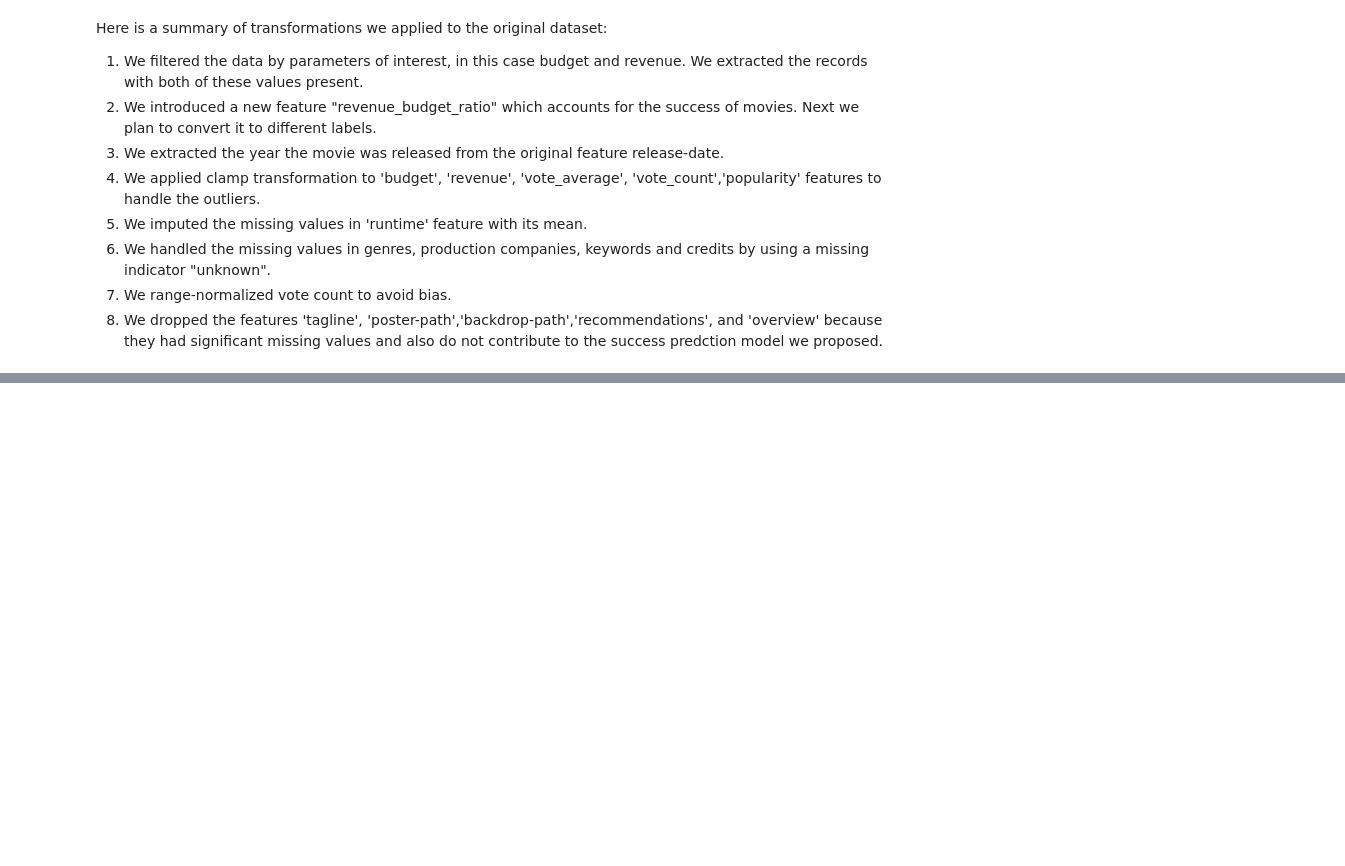
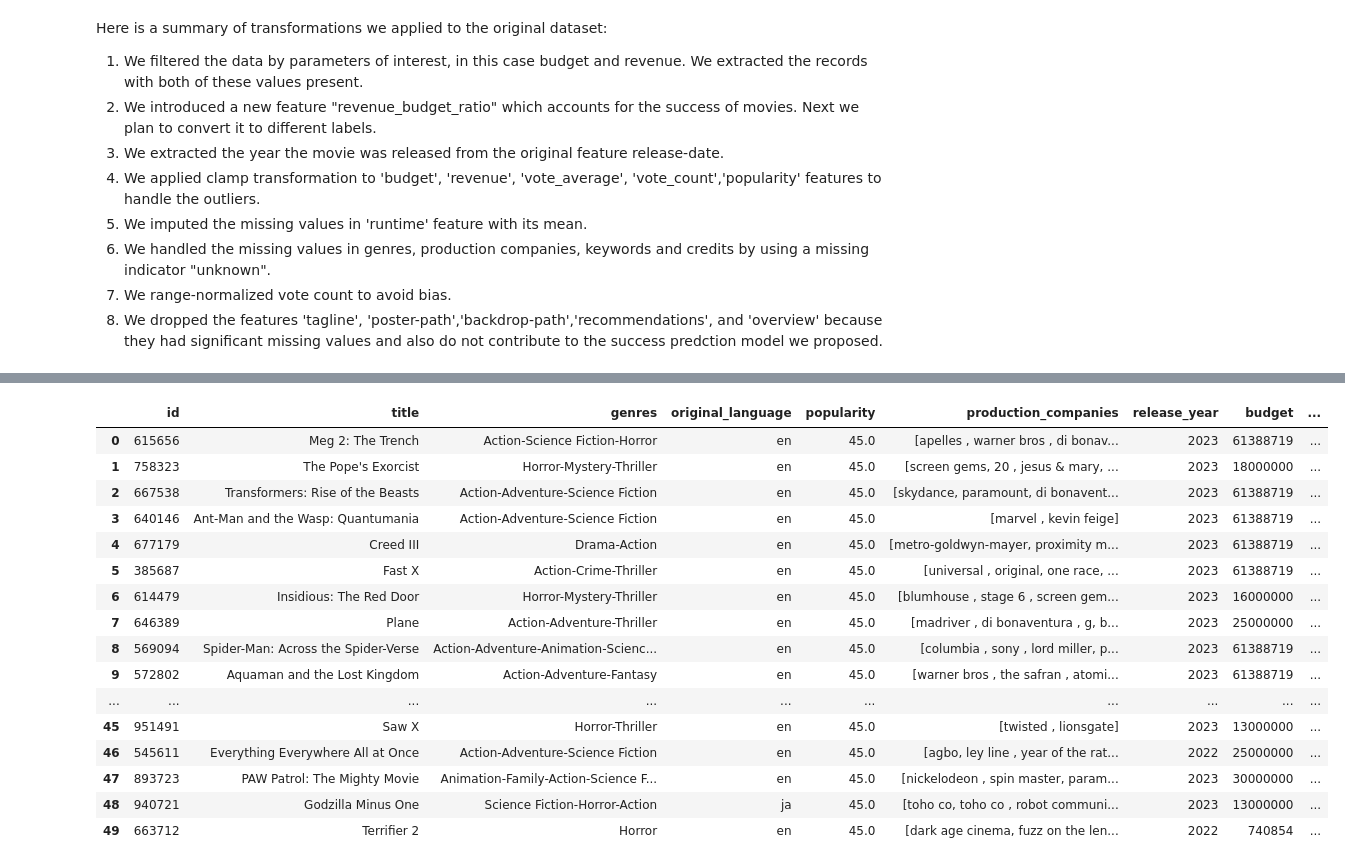
Before and after one commit to Samk104/Cinemalytics, a Jupyter notebook: Cinemalytics.ipynb, the cells around one changed output, grey strips where cells are left out. Cells and saved outputs as stored; diff of their text form; code cells hidden in the pictures; blank space fills up the shorter version.

Commit message:
Handled Production Companies data

```diff
--- a/Cinemalytics.ipynb
+++ b/Cinemalytics.ipynb
@@ -762,0 +819,63 @@ df.to_csv('movies_preprocessed.csv', index=False)
+# %%
+#Standardizing original df
+df['production_companies'] = df['production_companies'].apply(standardize_company_name)
+# %%
+def split_company_names(company_string, company_array):
+    # Split the string by '-'
+    parts = company_string.split('-')
+
+
+    # Initialize an empty list to store the final company names
+    companies = []
+
+    # Temporary list to hold parts that may form a company name with '-'
+    temp = []
+
+    # Iterate over the parts
+    for part in parts:
+        # Add the current part to the temporary list
+        temp.append(part)
+
+        # Join the parts in the temporary list with '-' and check if it's in the company_array
+        if '-'.join(temp) in company_array:
+            # If it's a known company name, add it to the companies list and reset temp
+            companies.append('-'.join(temp))
+            temp = []
+        elif len(temp) > 1 and '-'.join(temp[:-1]) in company_array:
+            # If the previous parts form a known company name, add them to the companies list
+            companies.append('-'.join(temp[:-1]))
+            # Reset temp to the last part which did not match
+            temp = [temp[-1]]
+
+    # If there's any remaining part, add it as a company name
+    if temp:
+        for t in temp:
+            companies.append(t)
+
+    return companies
+
+
+# Create a new column to store the split company names
+df['production_companies'] = df['production_companies'].apply(lambda x: split_company_names(x, company_array))
+
+#----------------- This function checks the company_array , and seperates the names of the pc's in the original df taking into consideration the '-'.
+# %%
+df.head(50)
+# %% [output]
+|  | id | title | genres | original_language | popularity | production_companies | release_year | budget | ... |
+| 0 | 615656 | Meg 2: The Trench | Action-Science Fiction-Horror | en | 45.0 | [apelles , warner bros , di bonav... | 2023 | 61388719 | ... |
+| 1 | 758323 | The Pope's Exorcist | Horror-Mystery-Thriller | en | 45.0 | [screen gems, 20 , jesus & mary, ... | 2023 | 18000000 | ... |
+| 2 | 667538 | Transformers: Rise of the Beasts | Action-Adventure-Science Fiction | en | 45.0 | [skydance, paramount, di bonavent... | 2023 | 61388719 | ... |
+| 3 | 640146 | Ant-Man and the Wasp: Quantumania | Action-Adventure-Science Fiction | en | 45.0 | [marvel , kevin feige] | 2023 | 61388719 | ... |
+| 4 | 677179 | Creed III | Drama-Action | en | 45.0 | [metro-goldwyn-mayer, proximity m... | 2023 | 61388719 | ... |
+| 5 | 385687 | Fast X | Action-Crime-Thriller | en | 45.0 | [universal , original, one race, ... | 2023 | 61388719 | ... |
+| 6 | 614479 | Insidious: The Red Door | Horror-Mystery-Thriller | en | 45.0 | [blumhouse , stage 6 , screen gem... | 2023 | 16000000 | ... |
+| 7 | 646389 | Plane | Action-Adventure-Thriller | en | 45.0 | [madriver , di bonaventura , g, b... | 2023 | 25000000 | ... |
+| 8 | 569094 | Spider-Man: Across the Spider-Verse | Action-Adventure-Animation-Scienc... | en | 45.0 | [columbia , sony , lord miller, p... | 2023 | 61388719 | ... |
+| 9 | 572802 | Aquaman and the Lost Kingdom | Action-Adventure-Fantasy | en | 45.0 | [warner bros , the safran , atomi... | 2023 | 61388719 | ... |
+| ... | ... | ... | ... | ... | ... | ... | ... | ... | ... |
+| 45 | 951491 | Saw X | Horror-Thriller | en | 45.0 | [twisted , lionsgate] | 2023 | 13000000 | ... |
+| 46 | 545611 | Everything Everywhere All at Once | Action-Adventure-Science Fiction | en | 45.0 | [agbo, ley line , year of the rat... | 2022 | 25000000 | ... |
+| 47 | 893723 | PAW Patrol: The Mighty Movie | Animation-Family-Action-Science F... | en | 45.0 | [nickelodeon , spin master, param... | 2023 | 30000000 | ... |
+| 48 | 940721 | Godzilla Minus One | Science Fiction-Horror-Action | ja | 45.0 | [toho co, toho co , robot communi... | 2023 | 13000000 | ... |
+| 49 | 663712 | Terrifier 2 | Horror | en | 45.0 | [dark age cinema, fuzz on the len... | 2022 | 740854 | ... |
```
Also changed, not shown: parts of 17 cells of this notebook, 4 other files.
